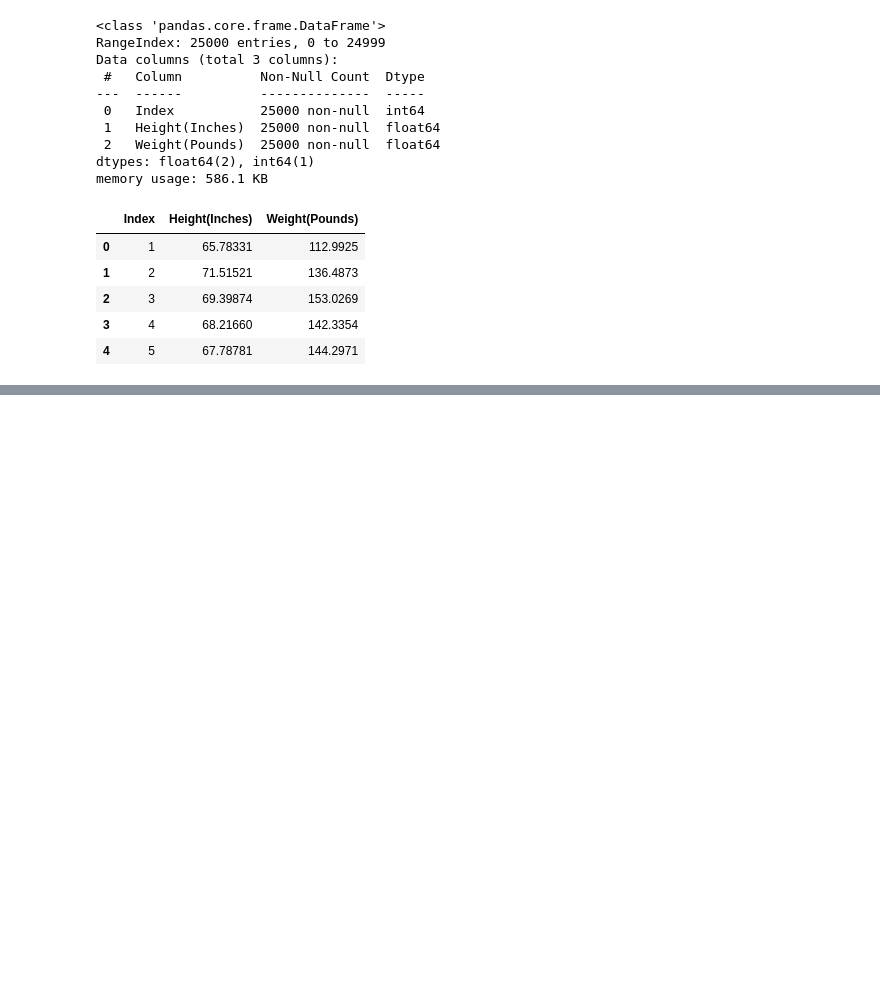
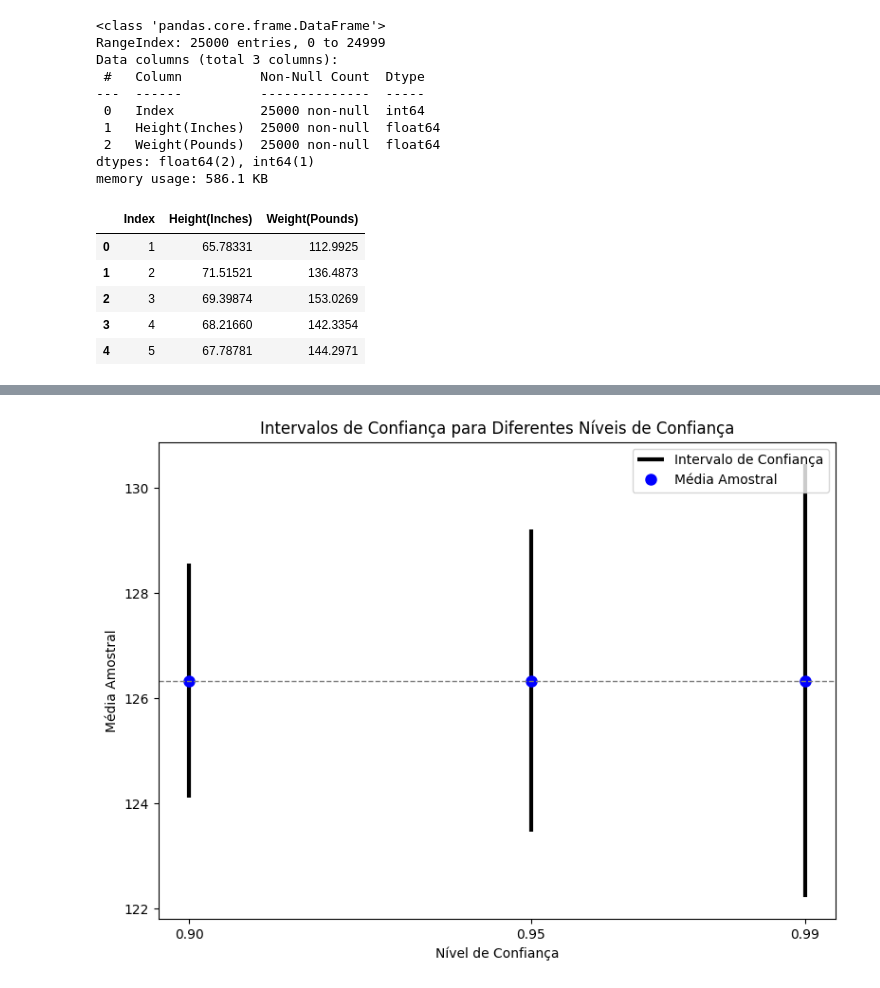
Before and after one commit to gabrielgaia/p-value-confidence-intervals-correlation, a Jupyter notebook: main.ipynb, the cells around one changed output, grey strips where cells are left out. Drawn from its saved outputs; the diff is of its cells as text; code cells hidden in the pictures; blank space fills up the shorter version.

Commit message:
feat: calculates confidence intervals and plots

```diff
--- a/main.ipynb
+++ b/main.ipynb
@@ -130,0 +144,24 @@ data.head()
+# %%
+# Cria amostra a partir da população
+size = 50
+sample = np.random.choice(population, size=size)
+# %%
+# Calcula média e desvio padrão da amostra
+sample_mean = sample.mean()
+sample_std = sample.std()
+# %%
+# Salva diferentes níveis de confiança
+confidence_levels = (0.9, 0.95, 0.99)
+
+confidence_intervals = dict()
+
+# Calcula intervalo de confiança para cada nível de confiança
+for confidence_level in confidence_levels:
+    t_critical = s.t.ppf(confidence_level, size - 1)
+
+    lower_limit = sample_mean - (t_critical * (sample_std / m.sqrt(size)))
+    higher_limit = sample_mean + (t_critical * (sample_std / m.sqrt(size)))
+
+    confidence_intervals[confidence_level] = {'Intervalo de Confiança': (lower_limit, higher_limit), 'Tamanho do Intervalo': higher_limit - lower_limit}
+
+pp.pprint(confidence_intervals)
@@ -130,0 +190,21 @@ data.head()
+# %%
+lower_limits = [interval['Intervalo de Confiança'][0] for interval in confidence_intervals.values()]
+higher_limits = [interval['Intervalo de Confiança'][1] for interval in confidence_intervals.values()]
+
+confidence_levels_labels = ('90%', '95%', '99%')
+# %%
+fig, ax = plt.subplots(figsize=(8, 6))
+
+ax.vlines(confidence_levels, lower_limits, higher_limits, color='black', linewidth=3, label='Intervalo de Confiança')
+ax.plot(confidence_levels, np.repeat(sample_mean, len(confidence_levels)), 'o', color='blue', markersize=8, label='Média Amostral')
+ax.axhline(y=sample_mean, color='gray', linestyle='--', linewidth=1)
+
+ax.set_xticks(confidence_levels)
+ax.set_xlabel('Nível de Confiança')
+ax.set_ylabel('Média Amostral')
+ax.set_title('Intervalos de Confiança para Diferentes Níveis de Confiança')
+ax.legend()
+plt.tight_layout()
+plt.show()
+# %% [output]
+[figure, added]
```
Also changed, not shown: parts of 7 cells of this notebook.
